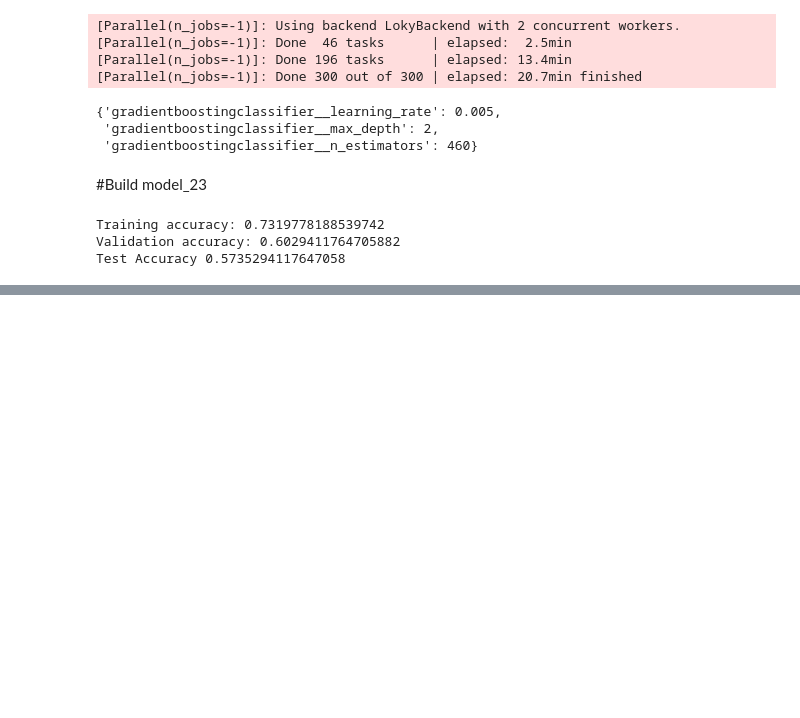
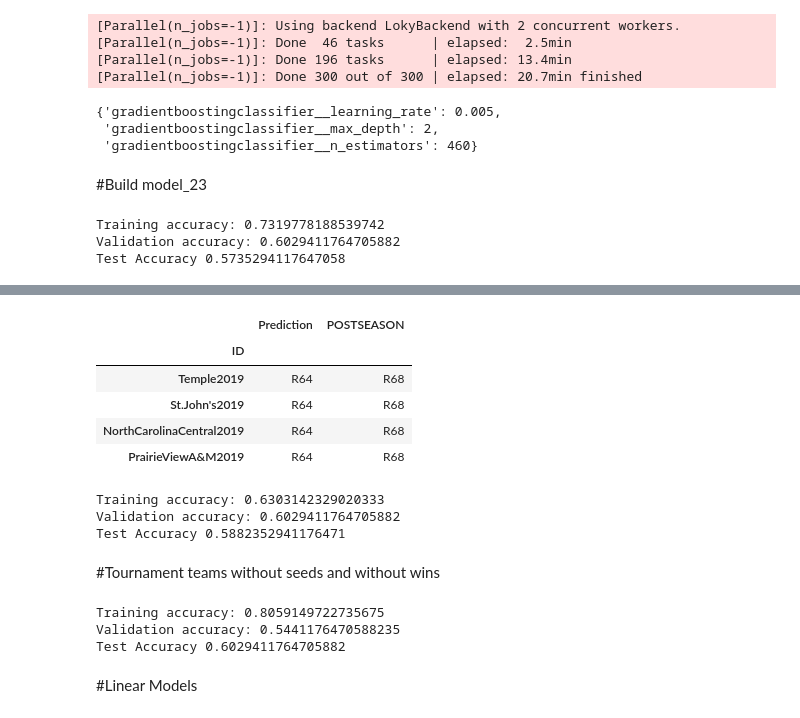
Before and after one commit to Tristan-Brown1096/DS18_Unit_2_Build_Week_Project, a Jupyter notebook: unit_2_build_week_project.ipynb, the cells around one changed output, grey strips where cells are left out. Cells and saved outputs as stored; diff of their text form; code cells hidden in the pictures; blank space fills up the shorter version.

```diff
--- a/unit_2_build_week_project.ipynb
+++ b/unit_2_build_week_project.ipynb
@@ -1056,0 +1093,27 @@ Test Accuracy 0.5735294117647058
+# %%
+p24 = pd.DataFrame(model_24.predict(X_test_3), index=X_test_3.index, columns=['Prediction'])
+p24 = pd.concat([p24, y_test_3], axis=1)
+p24[p24['POSTSEASON'] == 'R68']
+# %% [output]
+|  | Prediction | POSTSEASON |
+| ID |  |  |
+| Temple2019 | R64 | R68 |
+| St.John's2019 | R64 | R68 |
+| NorthCarolinaCentral2019 | R64 | R68 |
+| PrairieViewA&M2019 | R64 | R68 |
+# %%
+model_25 = make_pipeline(
+    OrdinalEncoder(),
+    SimpleImputer(),
+    GradientBoostingClassifier(learning_rate=0.005, max_depth=1, n_estimators=400)
+)
+model_25.fit(X_train_3, y_train_3)
+print('Training accuracy:', model_25.score(X_train_3, y_train_3))
+print('Validation accuracy:', model_25.score(X_val_3, y_val_3))
+print('Test Accuracy', accuracy_score(y_test_3, model_25.predict(X_test_3)))
+# %% [output]
+Training accuracy: 0.6303142329020333
+Validation accuracy: 0.6029411764705882
+Test Accuracy 0.5882352941176471
+# %% [markdown]
+#Tournament teams without seeds and without wins
@@ -1056,0 +1129,17 @@ Test Accuracy 0.5735294117647058
+# %%
+model_26 = make_pipeline(
+    OrdinalEncoder(),
+    XGBClassifier(max_depth=5, learning_rate=0.001, n_estimators=500, n_jobs=-1,
+                  objective='multi:sotmax', eval_metric='merror', num_class=8,
+                  critereon = 'entropy')
+)
+model_26.fit(X_train_4, y_train_4)
+print('Training accuracy:', model_26.score(X_train_4, y_train_4))
+print('Validation accuracy:', model_26.score(X_val_4, y_val_4))
+print('Test Accuracy', accuracy_score(y_test_4, model_26.predict(X_test_4)))
+# %% [output]
+Training accuracy: 0.8059149722735675
+Validation accuracy: 0.5441176470588235
+Test Accuracy 0.6029411764705882
+# %% [markdown]
+#Linear Models
```
Also changed, not shown: parts of 21 cells of this notebook.
